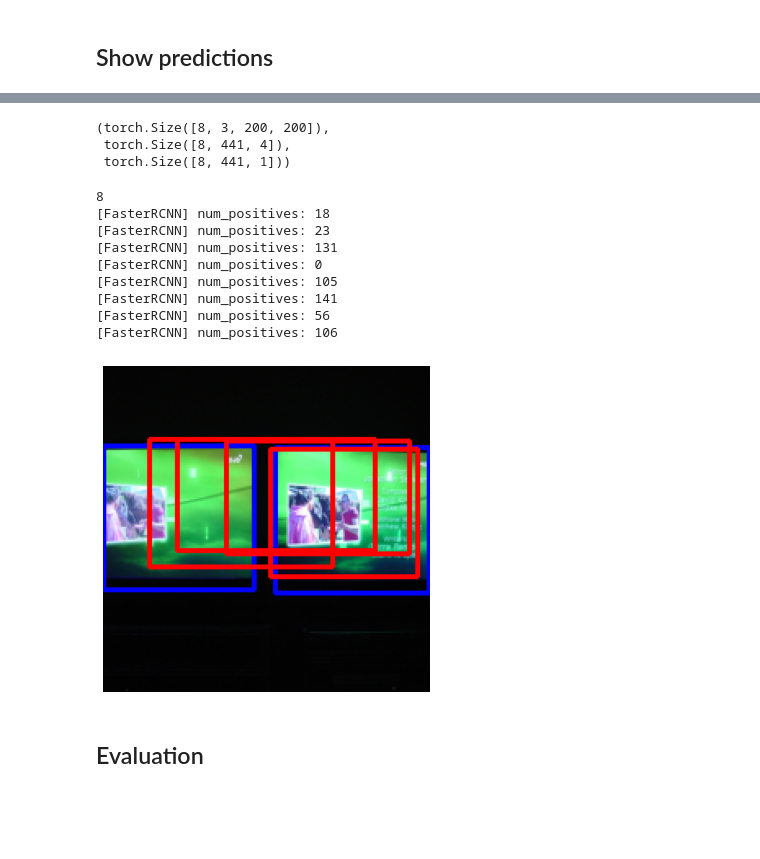
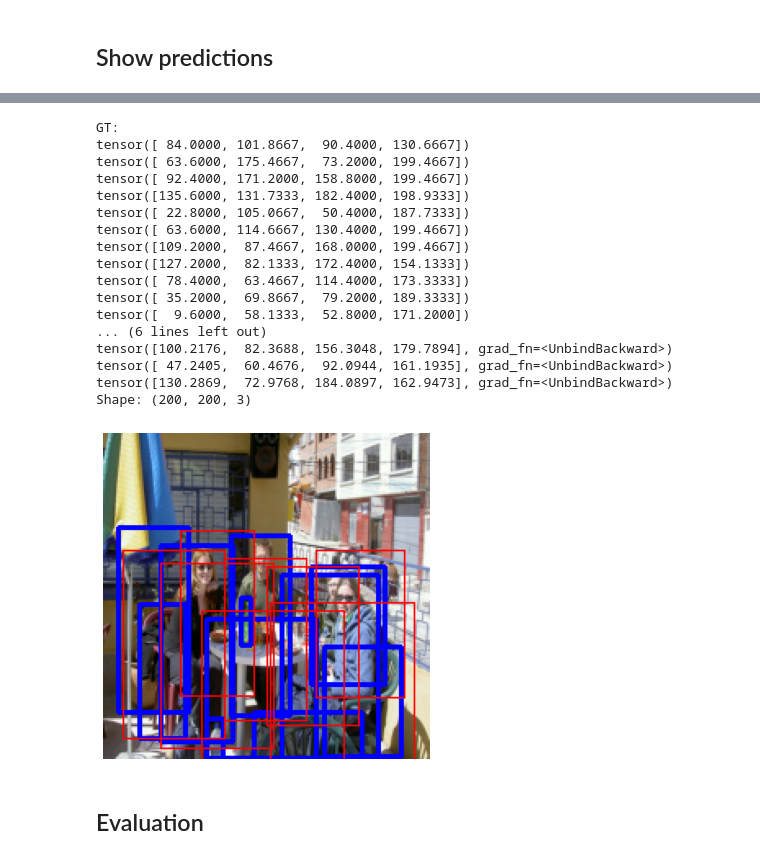
Before and after one commit to MIchaelKa/detection-tutorial, a Jupyter notebook: detection-tutorial.ipynb, the cells around one changed output, grey strips where cells are left out. Saved outputs shown, nothing was run; the diff lists cells and outputs as text; code cells hidden in the pictures; blank space fills up the shorter version.

Commit message:
Clamp anchors and predictions. Fix warnings. Some other changes.

```diff
--- a/detection-tutorial.ipynb
+++ b/detection-tutorial.ipynb
@@ -357,0 +393,12 @@ KeyboardInterrupt: ignored
+# %%
+params = {
+    'learning_rate' : 0.001,
+    'weight_decay'  : 0,
+    'batch_size'    : 8,
+    'num_epoch'     : 5,
+    'verbose'       : True,
+    'debug'         : False
+}
+
+seed_everything(SEED)
+train_info, valid_loader, model = run(**params)
@@ -384,14 +449,0 @@ No GPU available, using the CPU instead.
-# %%
-train_number = 10386
-all_number = 11540
-
-valid_sampler = SubsetRandomSampler(range(train_number, all_number))
-valid_loader = DataLoader(
-    dataset,
-    batch_size=8,
-    sampler=valid_sampler,
-    num_workers=0,
-    collate_fn=collate_fn
-)
-
-len(valid_loader)
@@ -402,8 +456,9 @@ images, targets = next(iter(valid_loader))
 # %%
 images = torch.stack(images, dim=0).to(device)
 # %%
-model = faster_rcnn(device)
-model.load_state_dict(torch.load(model_path, map_location='cpu'))
+# model_path = os.path.join(BASE_PATH, 'faster_rcnn_model_0.pth')
+# model_path = '../pth/faster_rcnn_model_0.pth'
+
+# model = faster_rcnn(device)
+# model.load_state_dict(torch.load(model_path, map_location='cpu'))
 # model.load_state_dict(torch.load(model_path))
-model.eval()
-print('')
@@ -410,20 +468,4 @@ print('')
 # %%
 offsets, labels = model(images)
-# %%
-images.shape, offsets.shape, labels.shape
-# %% [output]
-(torch.Size([8, 3, 200, 200]),
- torch.Size([8, 441, 4]),
- torch.Size([8, 441, 1]))
 # %%
-pred_boxes, pred_conf = model.detect(offsets, labels, prob_threshold=0.5, max_overlap=0.7)
+pred_boxes, pred_conf = model.detect(offsets, labels, prob_threshold=0.5, max_overlap=0.5)
-# %% [output]
-8
-[FasterRCNN] num_positives: 18
-[FasterRCNN] num_positives: 23
-[FasterRCNN] num_positives: 131
-[FasterRCNN] num_positives: 0
-[FasterRCNN] num_positives: 105
-[FasterRCNN] num_positives: 141
-[FasterRCNN] num_positives: 56
-[FasterRCNN] num_positives: 106
@@ -432,12 +472,28 @@ pred_boxes, pred_conf = model.detect(offsets, labels, prob_threshold=0.5, max_ov
 # %%
 plt.figure(figsize=(6,6))
-image_index = 1
+image_index = 0
 gt_boxes = targets[image_index]['boxes']
-final_boxes = predicted_boxes[image_index].cpu()
-show_predictions(images[image_index], gt_boxes, final_boxes, verbose=False)
-# show_image_and_bb(image, torch.tensor([[0,0,0.1,0.1]], dtype=torch.float), verbose=False)
+final_boxes = pred_boxes[image_index].cpu()
+show_predictions(images[image_index], gt_boxes, final_boxes, verbose=True)
 # %% [output]
+GT:
+tensor([ 84.0000, 101.8667,  90.4000, 130.6667])
+tensor([ 63.6000, 175.4667,  73.2000, 199.4667])
+tensor([ 92.4000, 171.2000, 158.8000, 199.4667])
+tensor([135.6000, 131.7333, 182.4000, 198.9333])
+tensor([ 22.8000, 105.0667,  50.4000, 187.7333])
+tensor([ 63.6000, 114.6667, 130.4000, 199.4667])
+tensor([109.2000,  87.4667, 168.0000, 199.4667])
+tensor([127.2000,  82.1333, 172.4000, 154.1333])
+tensor([ 78.4000,  63.4667, 114.4000, 173.3333])
+tensor([ 35.2000,  69.8667,  79.2000, 189.3333])
+tensor([  9.6000,  58.1333,  52.8000, 171.2000])
+... (6 lines left out)
+tensor([100.2176,  82.3688, 156.3048, 179.7894], grad_fn=<UnbindBackward>)
+tensor([ 47.2405,  60.4676,  92.0944, 161.1935], grad_fn=<UnbindBackward>)
+tensor([130.2869,  72.9768, 184.0897, 162.9473], grad_fn=<UnbindBackward>)
+Shape: (200, 200, 3)
-[figure, old version]
+[figure, new version]
 # %% [markdown]
 ## Evaluation
 # %%
```
Also changed, not shown: parts of 34 cells of this notebook, 6 other files.
